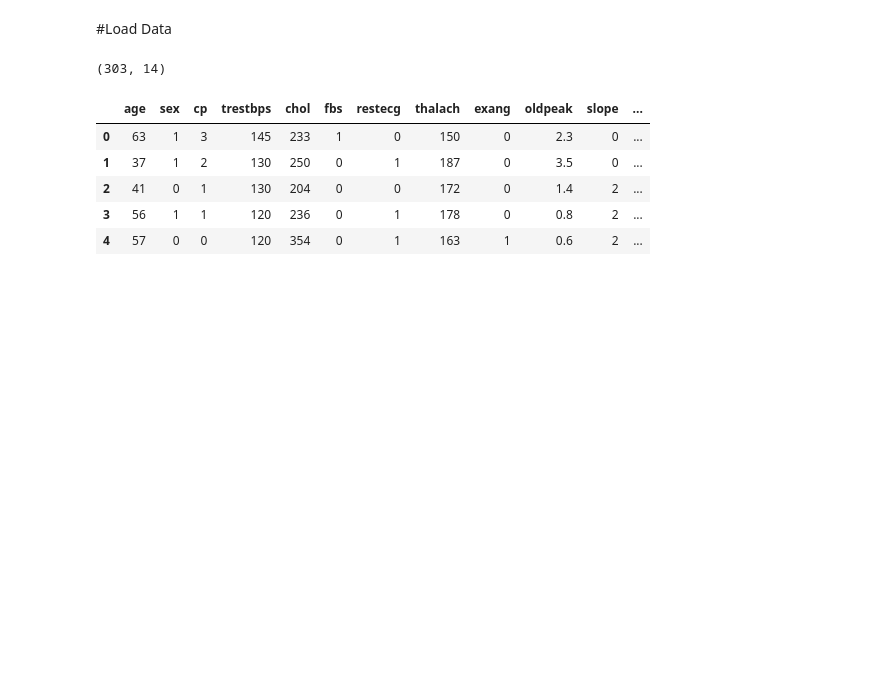
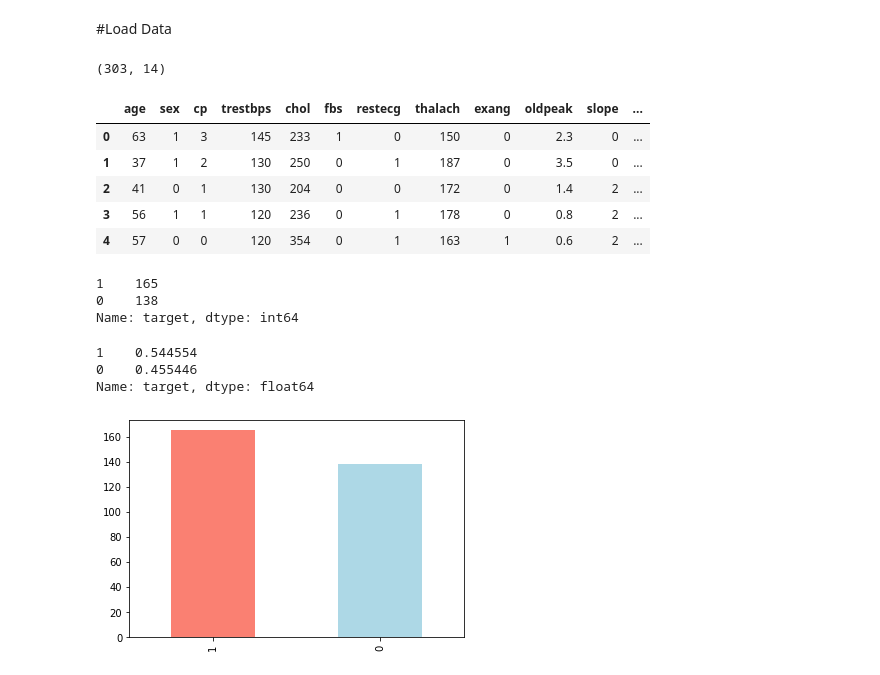
Before and after one commit to sujikathir/Heart-disease-Identification, a Jupyter notebook: HEART_DISEASE.ipynb, the cells around one changed output. Cells and saved outputs as stored; diff of their text form; code cells hidden in the pictures; blank space fills up the shorter version.

```diff
--- a/HEART_DISEASE.ipynb
+++ b/HEART_DISEASE.ipynb
@@ -88,3 +88,21 @@ df.head()
 | 2 | 41 | 0 | 1 | 130 | 204 | 0 | 0 | 172 | 0 | 1.4 | 2 | ... |
 | 3 | 56 | 1 | 1 | 120 | 236 | 0 | 1 | 178 | 0 | 0.8 | 2 | ... |
 | 4 | 57 | 0 | 0 | 120 | 354 | 0 | 1 | 163 | 1 | 0.6 | 2 | ... |
+# %%
+df.target.value_counts()
+# %% [output]
+1    165
+0    138
+Name: target, dtype: int64
+# %%
+# Normalized value counts
+df.target.value_counts(normalize=True)
+# %% [output]
+1    0.544554
+0    0.455446
+Name: target, dtype: float64
+# %%
+# Plot the value counts with a bar graph
+df.target.value_counts().plot(kind="bar", color=["salmon", "lightblue"]);
+# %% [output]
+[figure, added]
```
Also changed, not shown: parts of 9 cells of this notebook.
